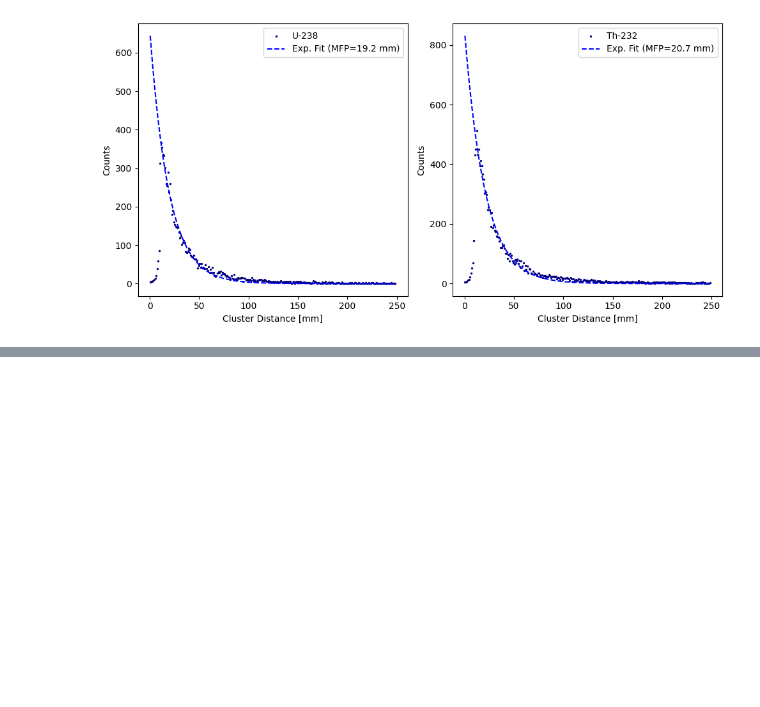
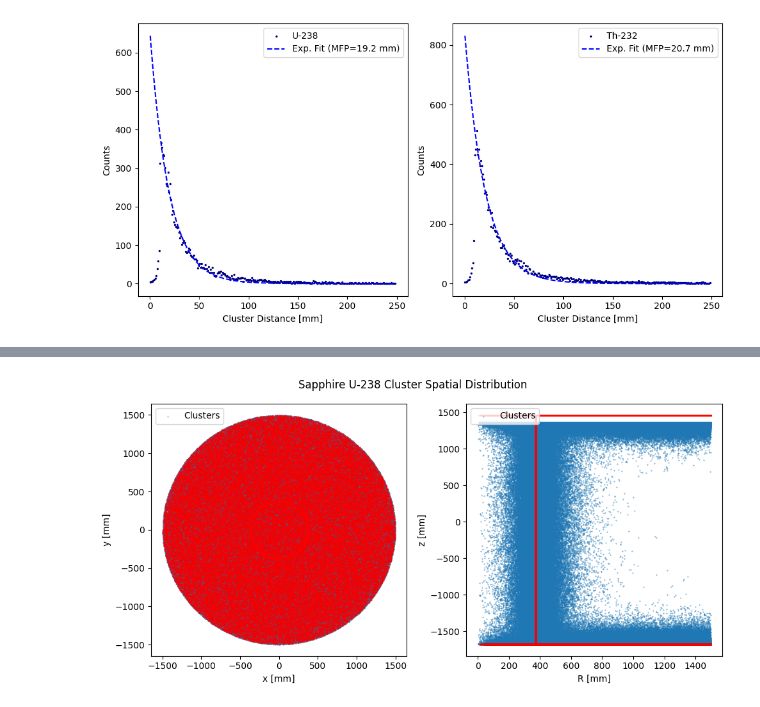
Before and after one commit to jpienaar13/HermeticTPC, a Jupyter notebook: 03_WIS_HTPC.ipynb, the cells around one changed output, grey strips where cells are left out. Cells and saved outputs as stored; diff of their text form; code cells hidden in the pictures; blank space fills up the shorter version.

```diff
--- a/03_WIS_HTPC.ipynb
+++ b/03_WIS_HTPC.ipynb
@@ -175,0 +234,14 @@ plt.tight_layout()
+# %%
+Cryostat_Th232_df_arr = []
+for i in range(1,6):
+    try:
+        Cryostat_Th232_df_arr.append(pd.read_parquet(f"/home/hargy/Science/GEANT4/hTPC_Data/proc/Cryostat_Th232_000{i}.parquet"))
+    except FileNotFoundError:
+        pass
+
+Cryostat_U238_df_arr = []
+for i in range(1,6):
+    try:
+        Cryostat_U238_df_arr.append(pd.read_parquet(f"/home/hargy/Science/GEANT4/hTPC_Data/proc/Cryostat_U238_000{i}.parquet"))
+    except FileNotFoundError:
+        pass
@@ -175,0 +293,18 @@ plt.tight_layout()
+# %%
+Sapphire_U238_df_arr = []
+for i in range(1,6):
+    try:
+        Sapphire_U238_df_arr.append(pd.read_parquet(f"/home/hargy/Science/GEANT4/hTPC_Data/proc/Sapphire_U238_000{i}.parquet"))
+    except FileNotFoundError:
+        pass
+
+Sapphire_Th232_df_arr = []
+for i in range(1,6):
+    try:
+        Sapphire_Th232_df_arr.append(pd.read_parquet(f"/home/hargy/Science/GEANT4/hTPC_Data/proc/Sapphire_Th232_000{i}.parquet"))
+    except FileNotFoundError:
+        pass
+# %%
+visualise_all_clusters(Sapphire_U238_df_arr[0], title="Sapphire U-238 Cluster Spatial Distribution", show_prim=True, s=0.1)
+# %% [output]
+[figure, added]
```
Also changed, not shown: parts of 21 cells of this notebook.
